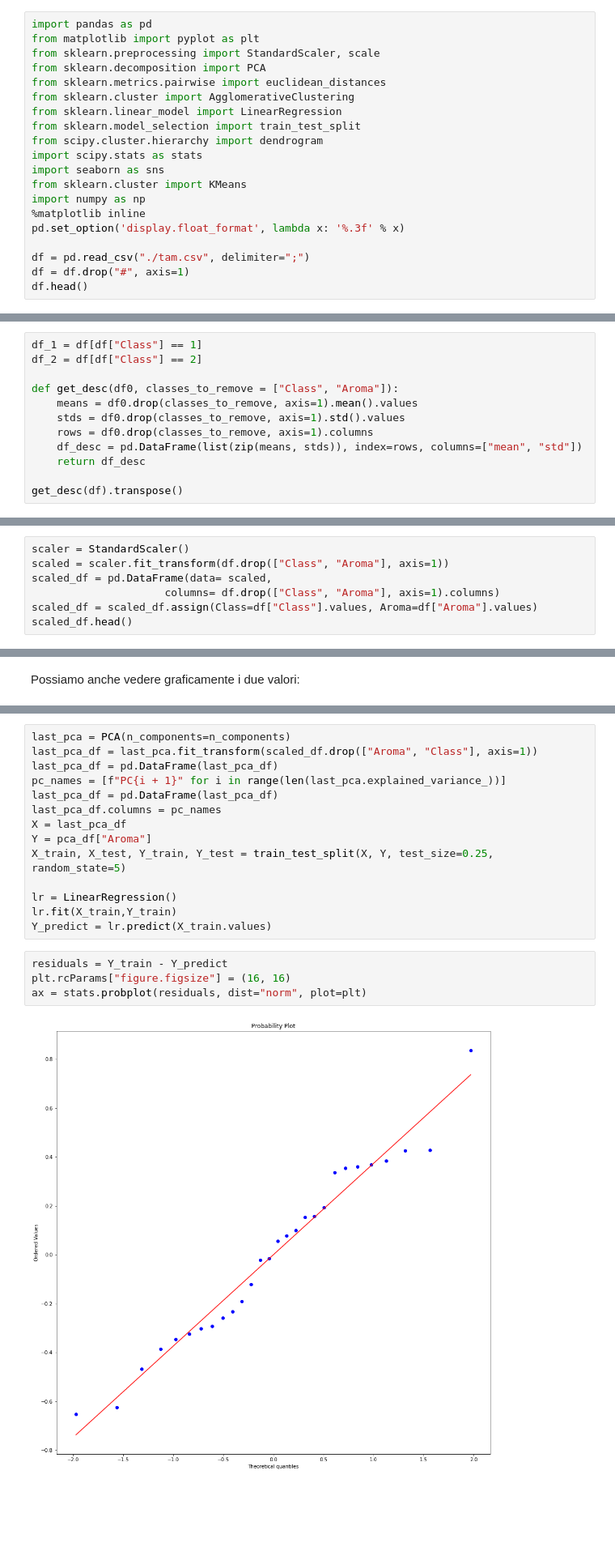
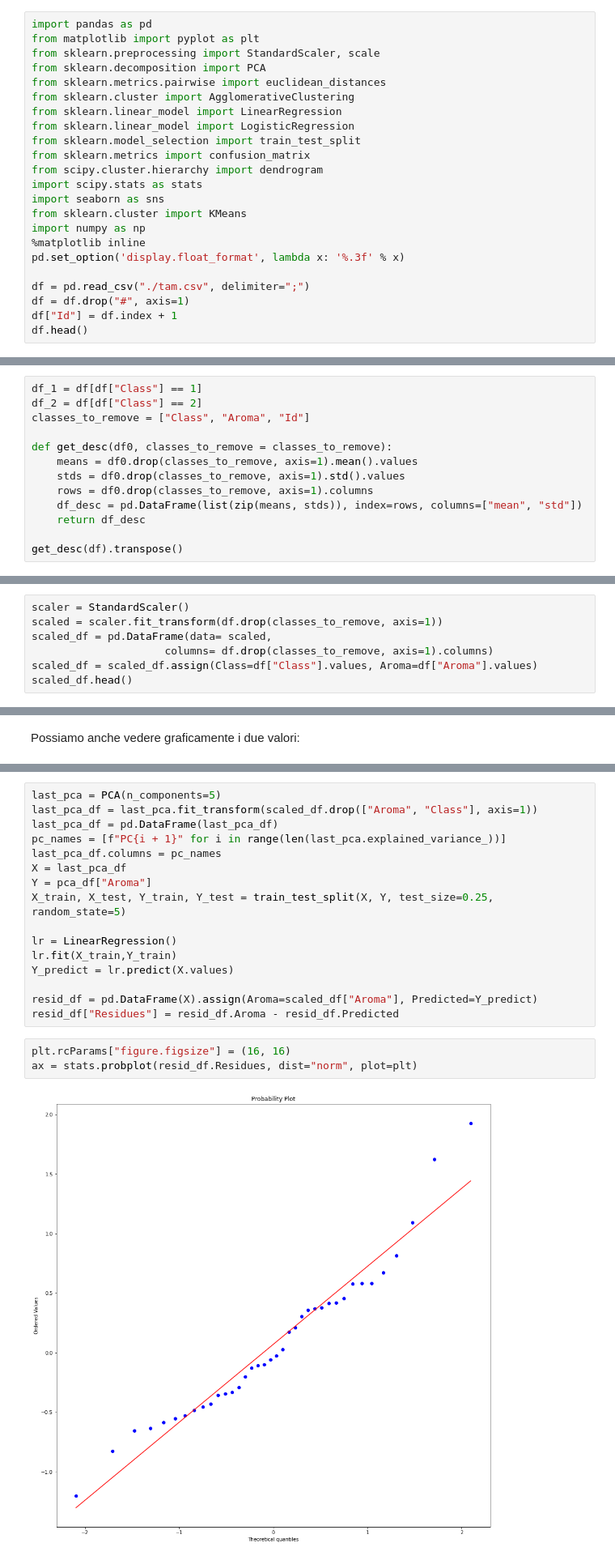
Before and after one commit to YeasterEgg/jupyter-stuff, a Jupyter notebook: TAM/Tecniche di Analisi Multivariata.ipynb, the cells around one changed output, grey strips where cells are left out. Shown at 81% size. Saved outputs shown, nothing was run; the diff lists cells and outputs as text; blank space fills up the shorter version.

```diff
--- a/TAM/TAM.ipynb
+++ b/TAM/Tecniche di Analisi Multivariata.ipynb
@@ -25,7 +22,9 @@ from sklearn.decomposition import PCA
 from sklearn.metrics.pairwise import euclidean_distances
 from sklearn.cluster import AgglomerativeClustering
 from sklearn.linear_model import LinearRegression
+from sklearn.linear_model import LogisticRegression
 from sklearn.model_selection import train_test_split
+from sklearn.metrics import confusion_matrix
 from scipy.cluster.hierarchy import dendrogram
 import scipy.stats as stats
 import seaborn as sns
@@ -36,6 +35,7 @@ pd.set_option('display.float_format', lambda x: '%.3f' % x)
 
 df = pd.read_csv("./tam.csv", delimiter=";")
 df = df.drop("#", axis=1)
+df["Id"] = df.index + 1
 df.head()
 # %% [output]
 |  | Cd | Mo | Mn | Ni | Cu | Al | Ba | Cr | Sr | Pb | B | ... |
@@ -120,8 +120,9 @@ Di seguito vediamo media e deviazione standard per tutti i campioni:
 # %%
 df_1 = df[df["Class"] == 1]
 df_2 = df[df["Class"] == 2]
+classes_to_remove = ["Class", "Aroma", "Id"]
 
-def get_desc(df0, classes_to_remove = ["Class", "Aroma"]):
+def get_desc(df0, classes_to_remove = classes_to_remove):
     means = df0.drop(classes_to_remove, axis=1).mean().values
     stds = df0.drop(classes_to_remove, axis=1).std().values
     rows = df0.drop(classes_to_remove, axis=1).columns
@@ -171,9 +172,9 @@ Come prima cosa però, applichiamo autoscaling alle nostre variabili, in quanto
 Questo è un estratto dal dataset normalizzato:
 # %%
 scaler = StandardScaler()
-scaled = scaler.fit_transform(df.drop(["Class", "Aroma"], axis=1))
+scaled = scaler.fit_transform(df.drop(classes_to_remove, axis=1))
 scaled_df = pd.DataFrame(data= scaled,
-                     columns= df.drop(["Class", "Aroma"], axis=1).columns)
+                     columns= df.drop(classes_to_remove, axis=1).columns)
 scaled_df = scaled_df.assign(Class=df["Class"].values, Aroma=df["Aroma"].values)
 scaled_df.head()
 # %% [output]
@@ -685,9 +683,8 @@ Possiamo vedere che dal risultato non sembra evidente un comportamento preciso d
 # %%
-last_pca = PCA(n_components=n_components)
+last_pca = PCA(n_components=5)
 last_pca_df = last_pca.fit_transform(scaled_df.drop(["Aroma", "Class"], axis=1))
 last_pca_df = pd.DataFrame(last_pca_df)
 pc_names = [f"PC{i + 1}" for i in range(len(last_pca.explained_variance_))]
-last_pca_df = pd.DataFrame(last_pca_df)
 last_pca_df.columns = pc_names
 X = last_pca_df
 Y = pca_df["Aroma"]
@@ -695,10 +692,12 @@ X_train, X_test, Y_train, Y_test = train_test_split(X, Y, test_size=0.25, random
 
 lr = LinearRegression()
 lr.fit(X_train,Y_train)
-Y_predict = lr.predict(X_train.values)
+Y_predict = lr.predict(X.values)
+
+resid_df = pd.DataFrame(X).assign(Aroma=scaled_df["Aroma"], Predicted=Y_predict)
+resid_df["Residues"] = resid_df.Aroma - resid_df.Predicted
 # %%
-residuals = Y_train - Y_predict
 plt.rcParams["figure.figsize"] = (16, 16)
-ax = stats.probplot(residuals, dist="norm", plot=plt)
+ax = stats.probplot(resid_df.Residues, dist="norm", plot=plt)
 # %% [output]
-[figure, old version]
+[figure, new version]
```
Also changed, not shown: parts of 51 cells of this notebook, 5 other files.
